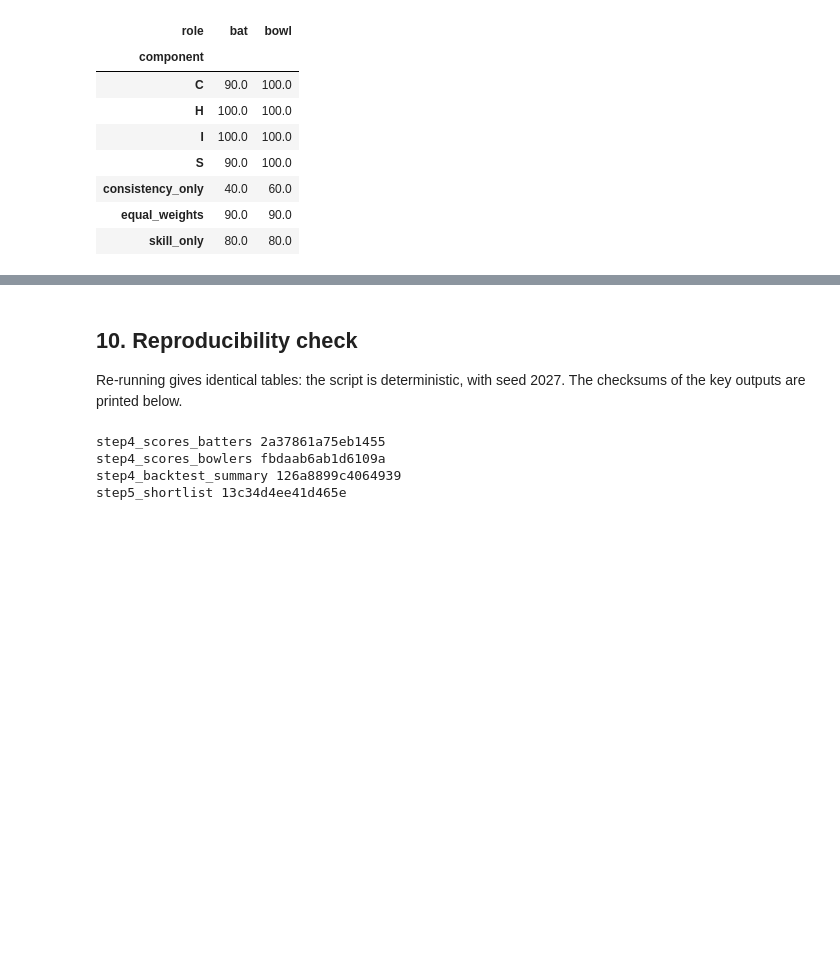
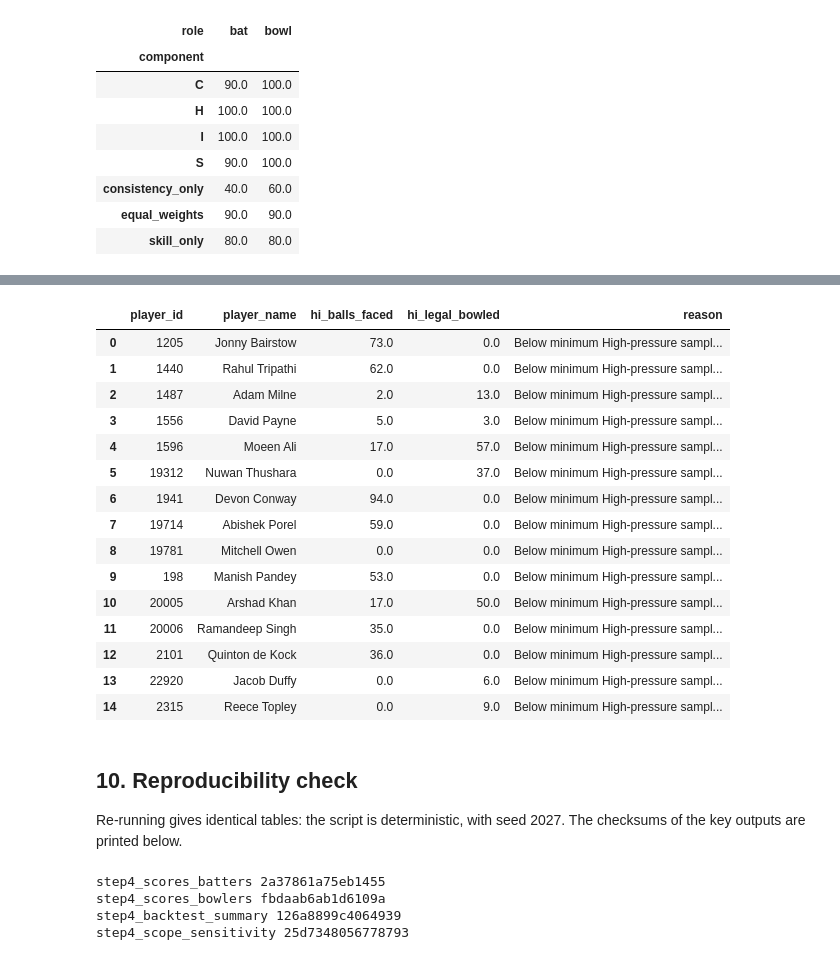
Before and after one commit to dakshsharma08/RR_Expert, a Jupyter notebook: outputs/deliverables/E_RR_Clutch_Index_Notebook.ipynb, the cells around one changed output, grey strips where cells are left out. Saved outputs shown, nothing was run; the diff lists cells and outputs as text; code cells hidden in the pictures; blank space fills up the shorter version.

```diff
--- a/outputs/deliverables/E_RR_Clutch_Index_Notebook.ipynb
+++ b/outputs/deliverables/E_RR_Clutch_Index_Notebook.ipynb
@@ -252,12 +259,31 @@ display(T('step5_plans')[['plan','player_name','price_band']]); T('step5_assumpt
+# %%
+T('step5_not_scorable').head(15)
+# %% [output]
+|  | player_id | player_name | hi_balls_faced | hi_legal_bowled | reason |
+| 0 | 1205 | Jonny Bairstow | 73.0 | 0.0 | Below minimum High-pressure sampl... |
+| 1 | 1440 | Rahul Tripathi | 62.0 | 0.0 | Below minimum High-pressure sampl... |
+| 2 | 1487 | Adam Milne | 2.0 | 13.0 | Below minimum High-pressure sampl... |
+| 3 | 1556 | David Payne | 5.0 | 3.0 | Below minimum High-pressure sampl... |
+| 4 | 1596 | Moeen Ali | 17.0 | 57.0 | Below minimum High-pressure sampl... |
+| 5 | 19312 | Nuwan Thushara | 0.0 | 37.0 | Below minimum High-pressure sampl... |
+| 6 | 1941 | Devon Conway | 94.0 | 0.0 | Below minimum High-pressure sampl... |
+| 7 | 19714 | Abishek Porel | 59.0 | 0.0 | Below minimum High-pressure sampl... |
+| 8 | 19781 | Mitchell Owen | 0.0 | 0.0 | Below minimum High-pressure sampl... |
+| 9 | 198 | Manish Pandey | 53.0 | 0.0 | Below minimum High-pressure sampl... |
+| 10 | 20005 | Arshad Khan | 17.0 | 50.0 | Below minimum High-pressure sampl... |
+| 11 | 20006 | Ramandeep Singh | 35.0 | 0.0 | Below minimum High-pressure sampl... |
+| 12 | 2101 | Quinton de Kock | 36.0 | 0.0 | Below minimum High-pressure sampl... |
+| 13 | 22920 | Jacob Duffy | 0.0 | 6.0 | Below minimum High-pressure sampl... |
+| 14 | 2315 | Reece Topley | 0.0 | 9.0 | Below minimum High-pressure sampl... |
 # %% [markdown]
 ## 10. Reproducibility check
 Re-running gives identical tables: the script is deterministic, with seed 2027. The checksums of the key outputs are printed below.
 # %%
 import hashlib
-for f in ['step4_scores_batters','step4_scores_bowlers','step4_backtest_summary','step5_shortlist']:
+for f in ['step4_scores_batters','step4_scores_bowlers','step4_backtest_summary','step4_scope_sensitivity']:
     print(f, hashlib.sha256((ROOT/'outputs'/'tables'/f'{f}.csv').read_bytes()).hexdigest()[:16])
 # %% [output]
 step4_scores_batters 2a37861a75eb1455
 step4_scores_bowlers fbdaab6ab1d6109a
 step4_backtest_summary 126a8899c4064939
-step5_shortlist 13c34d4ee41d465e
+step4_scope_sensitivity 25d7348056778793
```
Also changed, not shown: parts of 14 cells of this notebook, 24 other files.
